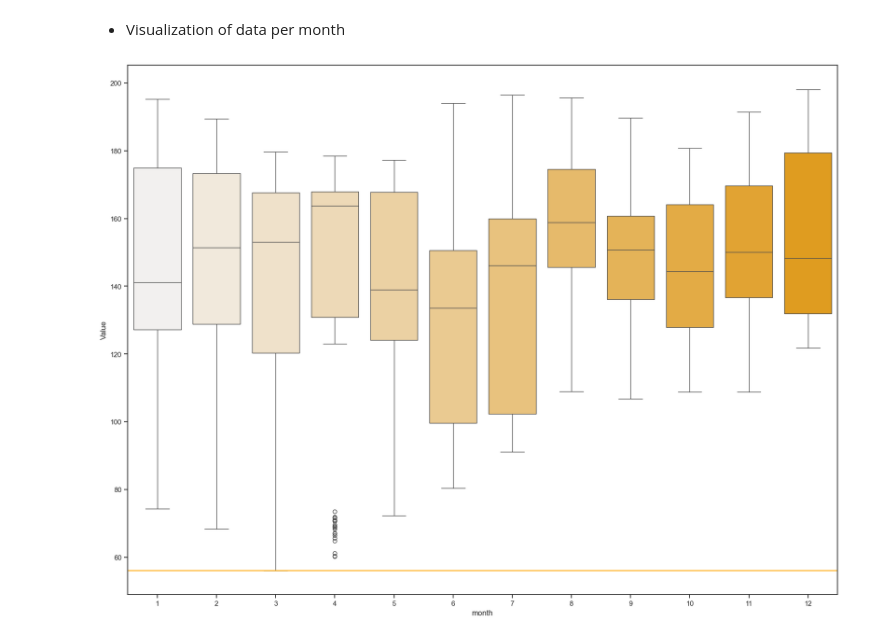
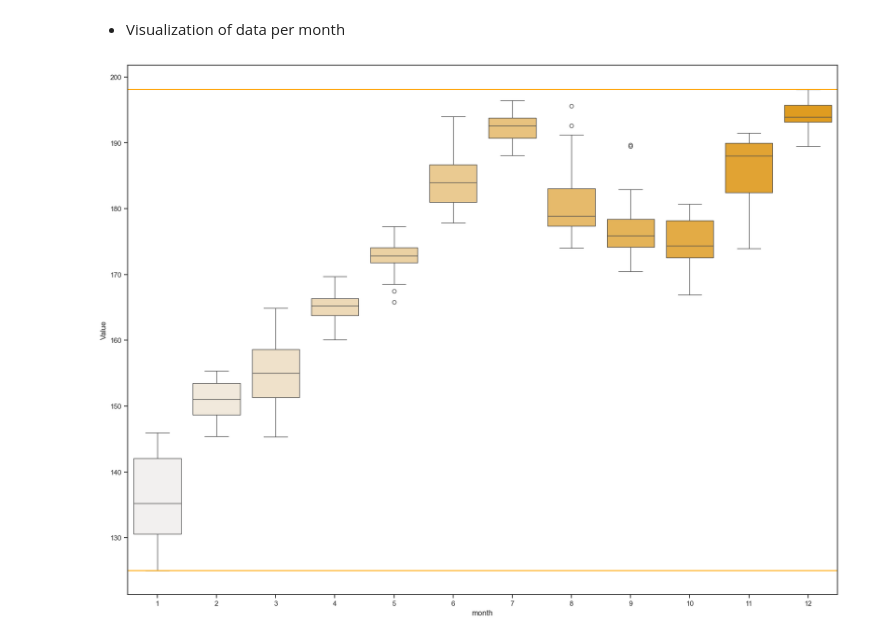
Before and after one commit to carlosgutierrezch/LSTM_Forecast, a Jupyter notebook: notebooks/EDA.ipynb, the cells around one changed output. Saved outputs shown, nothing was run; the diff lists cells and outputs as text; code cells hidden in the pictures.

```diff
--- a/notebooks/EDA.ipynb
+++ b/notebooks/EDA.ipynb
@@ -228,8 +228,10 @@ plt.show()
 # %%
 ig,ax= plt.subplots(figsize=(20,15))
 
-sns.boxplot(data, x='month',y='Value',ax=ax, palette='light:orange',hue='month',legend=False)
-plt.axhline(y=data["Value"].min(),color='orange')
+sns.boxplot(data.loc['2023'], x='month',y='Value',ax=ax, palette='light:orange',hue='month',legend=False)
+plt.axhline(y=data.loc['2023']["Value"].min(),color='orange')
+plt.axhline(y=data.loc['2023']["Value"].max(),color='orange')
+
 plt.show()
 # %% [output]
-[figure, old version]
+[figure, new version]
```
Also changed, not shown: parts of 5 cells of this notebook.
